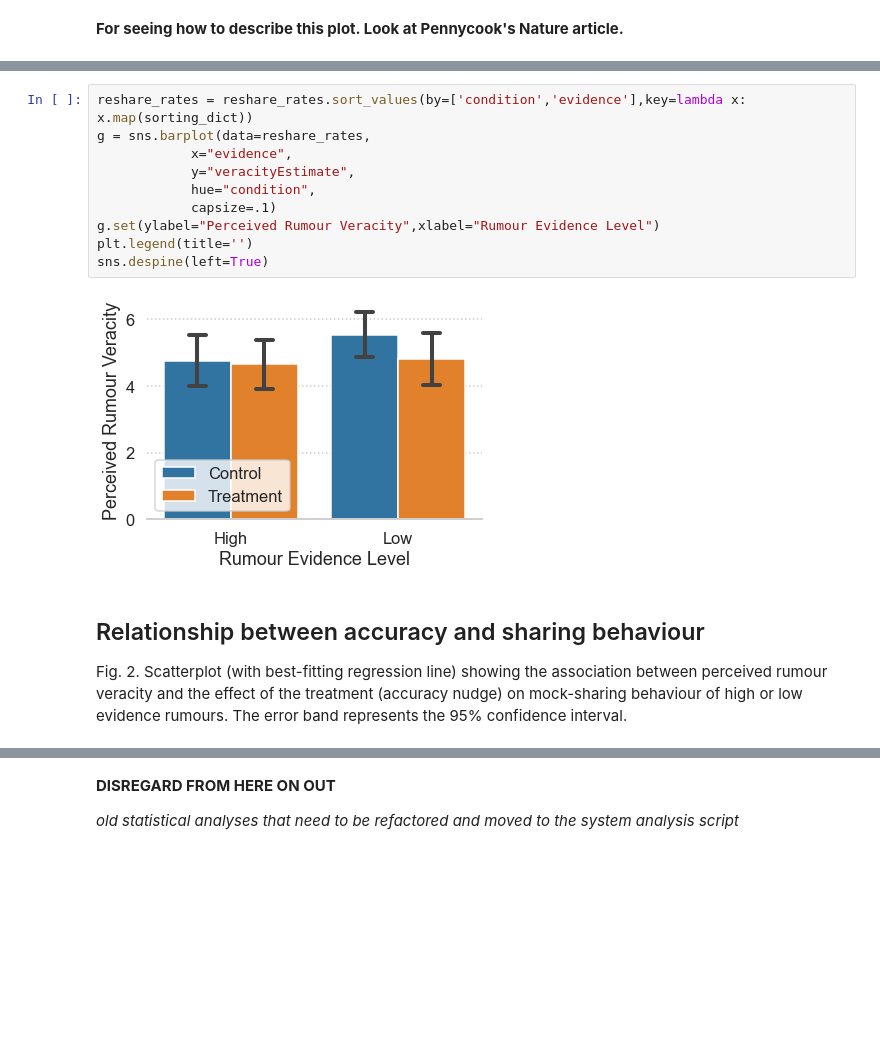
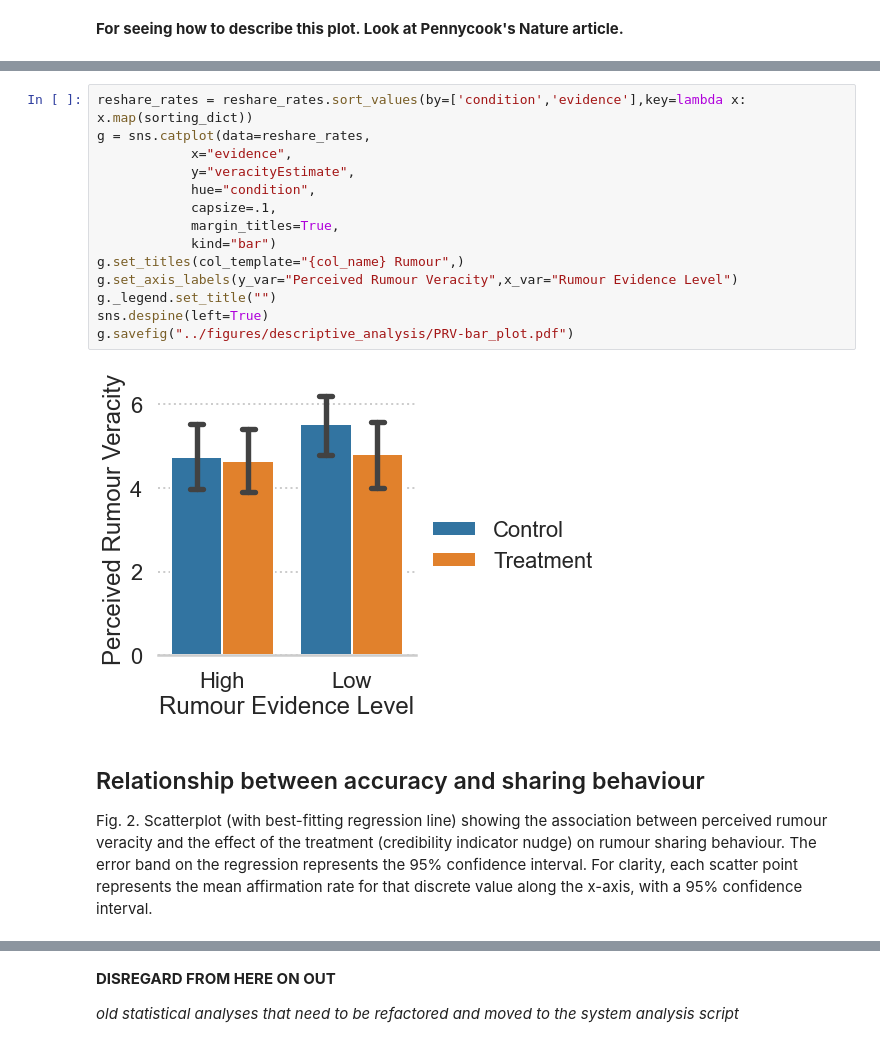
Before and after one commit to cameron-raymond/SDS-Thesis, a Jupyter notebook: notebooks/Descriptive_Analysis.ipynb, the cells around one changed output, grey strips where cells are left out. Drawn from its saved outputs; the diff is of its cells as text; blank space fills up the shorter version.

```diff
--- a/notebooks/Descriptive_Analysis.ipynb
+++ b/notebooks/Descriptive_Analysis.ipynb
@@ -199,19 +234,23 @@ g.savefig("../figures/descriptive_analysis/reshare_rate-bar_plot.pdf")
-# %%
-reshare_rates = reshare_rates.sort_values(by=['condition','evidence'],key=lambda x: x.map(sorting_dict))
-g = sns.barplot(data=reshare_rates,
-            x="evidence",
-            y="veracityEstimate",
-            hue="condition",
-            capsize=.1)
-g.set(ylabel="Perceived Rumour Veracity",xlabel="Rumour Evidence Level")
-plt.legend(title='')
-sns.despine(left=True)
-# %% [output]
-[figure, removed]
+# %%
+reshare_rates = reshare_rates.sort_values(by=['condition','evidence'],key=lambda x: x.map(sorting_dict))
+g = sns.catplot(data=reshare_rates,
+            x="evidence",
+            y="veracityEstimate",
+            hue="condition",
+            capsize=.1,
+            margin_titles=True,
+            kind="bar")
+g.set_titles(col_template="{col_name} Rumour",)
+g.set_axis_labels(y_var="Perceived Rumour Veracity",x_var="Rumour Evidence Level")
+g._legend.set_title("")
+sns.despine(left=True)
+g.savefig("../figures/descriptive_analysis/PRV-bar_plot.pdf")
+# %% [output]
+[figure, added]
 # %% [markdown]
 ## Relationship between accuracy and sharing behaviour
 
-Fig. 2. Scatterplot (with best-fitting regression line) showing the association between perceived rumour veracity and the effect of the treatment (accuracy nudge) on mock-sharing behaviour of high or low evidence rumours. The error band represents the 95% confidence interval.
+Fig. 2. Scatterplot (with best-fitting regression line) showing the association between perceived rumour veracity and the effect of the treatment (credibility indicator nudge) on rumour sharing behaviour. The error band on the regression represents the 95% confidence interval. For clarity, each scatter point represents the mean affirmation rate for that discrete value along the x-axis, with a 95% confidence interval.
 # %%
 markers = {"High": "o", "Low": "x"}
 g = sns.lmplot(x="veracityEstimate",
```
Also changed, not shown: parts of 12 cells of this notebook, 8 other files.
